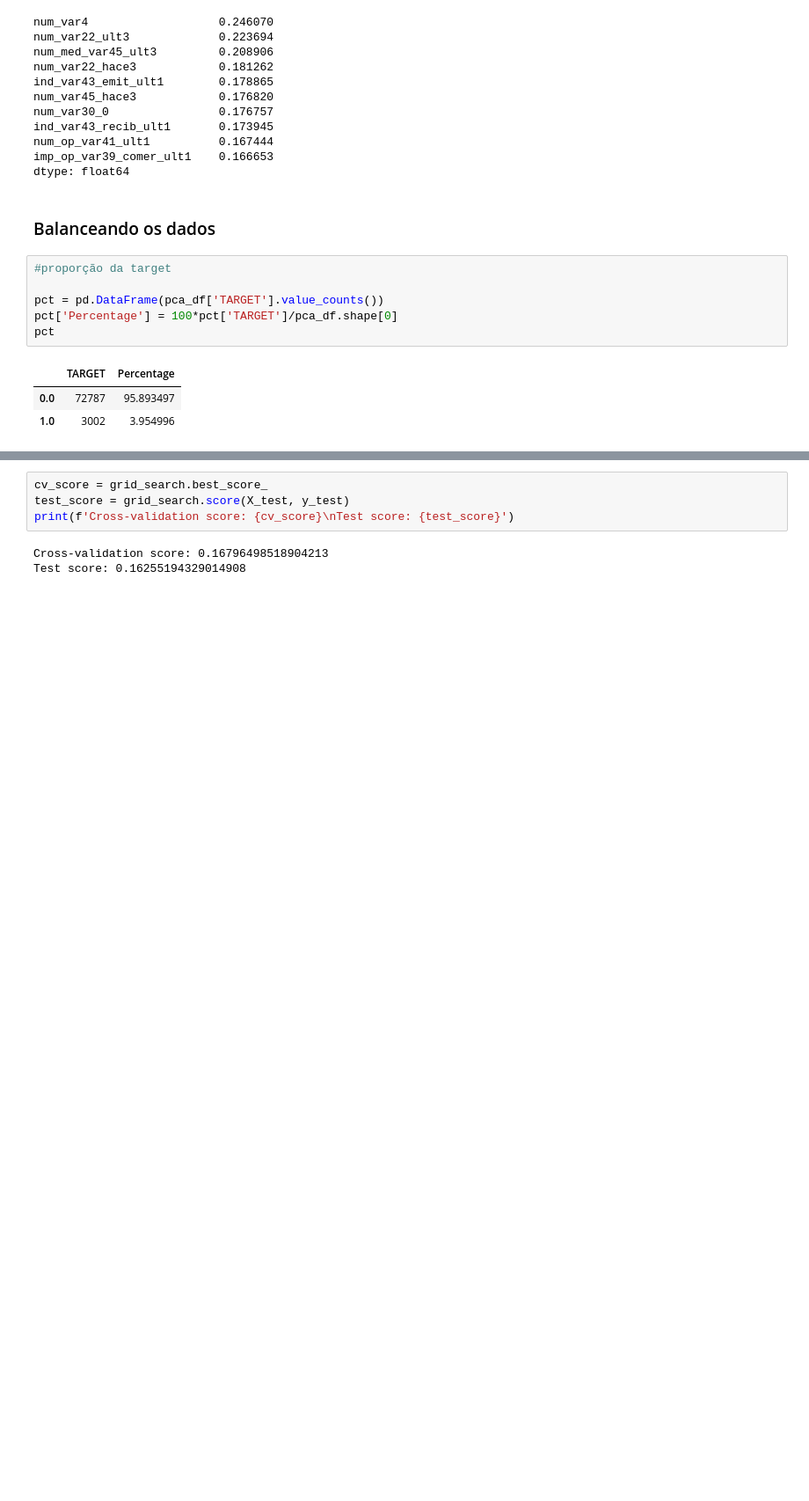
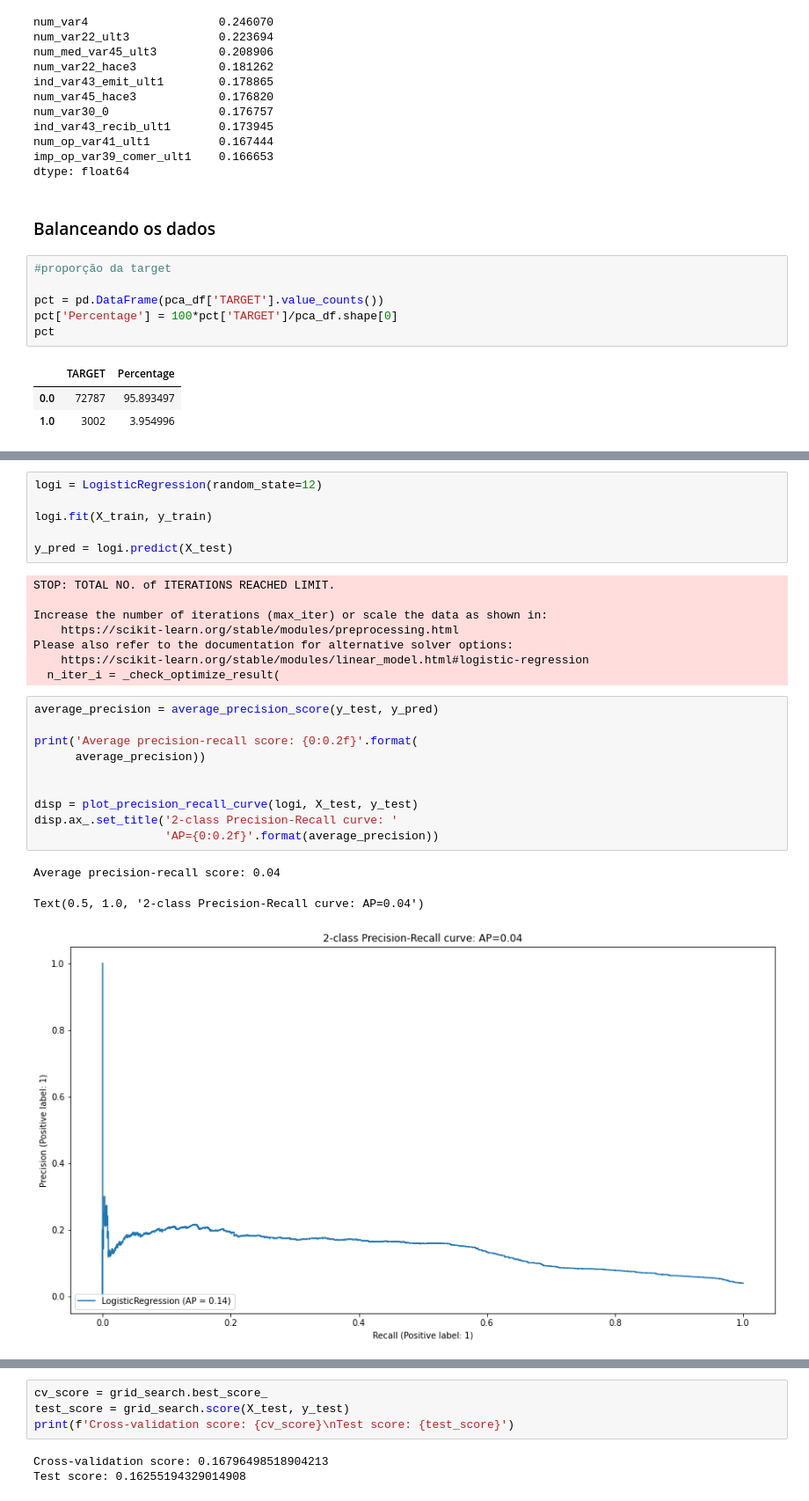
Before and after one commit to eduardobaratela/Data-Master, a Jupyter notebook: Untitled.ipynb, the cells around one changed output, grey strips where cells are left out. Shown at 88% size. Cells and saved outputs as stored; diff of their text form; blank space fills up the shorter version.

```diff
--- a/Untitled.ipynb
+++ b/Untitled.ipynb
@@ -387,0 +426,28 @@ Best parameters : {'classifier__C': 0.1}
+# %%
+logi = LogisticRegression(random_state=12)
+
+logi.fit(X_train, y_train)
+
+y_pred = logi.predict(X_test)
+# %% [output]
+STOP: TOTAL NO. of ITERATIONS REACHED LIMIT.
+
+Increase the number of iterations (max_iter) or scale the data as shown in:
+    https://scikit-learn.org/stable/modules/preprocessing.html
+Please also refer to the documentation for alternative solver options:
+    https://scikit-learn.org/stable/modules/linear_model.html#logistic-regression
+  n_iter_i = _check_optimize_result(
+# %%
+average_precision = average_precision_score(y_test, y_pred)
+
+print('Average precision-recall score: {0:0.2f}'.format(
+      average_precision))
+
+
+disp = plot_precision_recall_curve(logi, X_test, y_test)
+disp.ax_.set_title('2-class Precision-Recall curve: '
+                   'AP={0:0.2f}'.format(average_precision))
+# %% [output]
+Average precision-recall score: 0.04
+Text(0.5, 1.0, '2-class Precision-Recall curve: AP=0.04')
+[figure, added]
```
Also changed, not shown: parts of 17 cells of this notebook.
